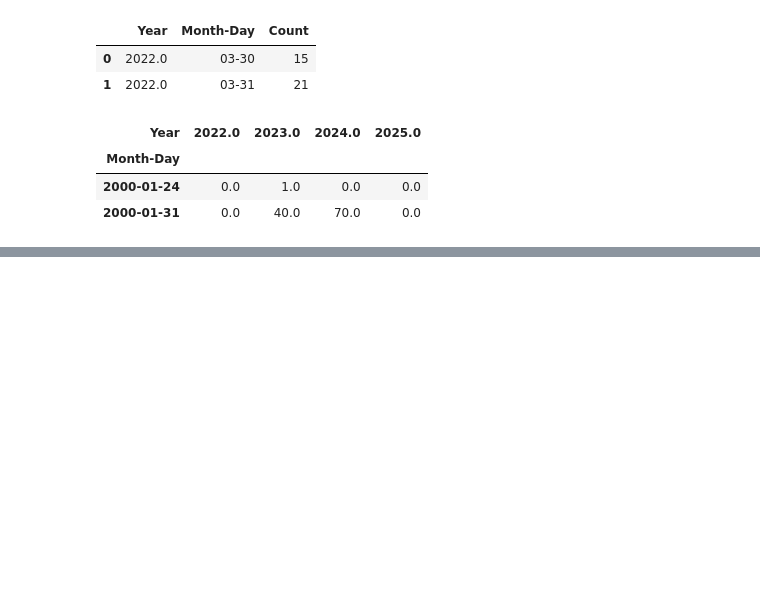
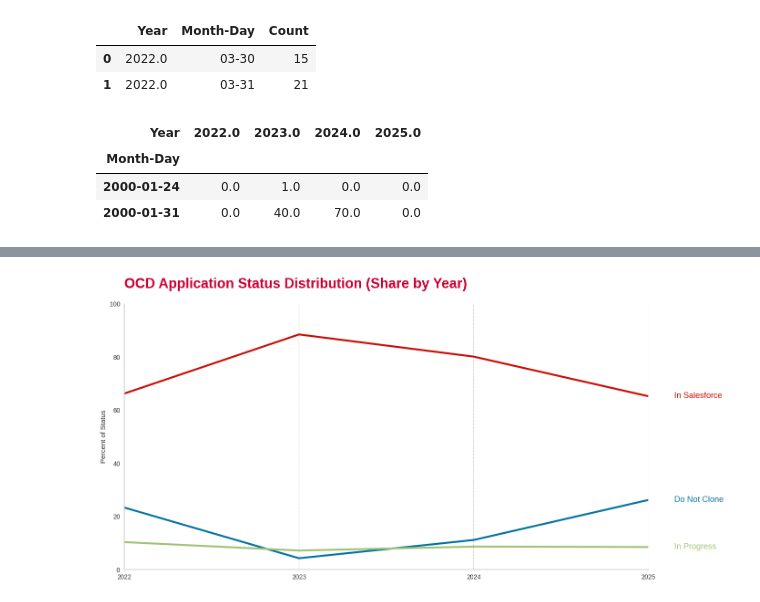
Before and after one commit to ewattudo/datamanagement, a Jupyter notebook: PS5.ipynb, the cells around one changed output, grey strips where cells are left out. Saved outputs shown, nothing was run; the diff lists cells and outputs as text; code cells hidden in the pictures; blank space fills up the shorter version.

```diff
--- a/PS5.ipynb
+++ b/PS5.ipynb
@@ -136,0 +180,20 @@ dtype: object
+# %%
+#Calculating the % of the statuses
+# Count number of apps per status per year
+status_counts = (
+    OCD_filtered
+    .groupby(['Application Status', 'Year'])
+    .size()
+    .reset_index(name='Count')
+)
+
+# Convert to percent of total apps for that year
+status_counts['Percent'] = (
+    status_counts
+    .groupby('Year')['Count']
+    .transform(lambda x: (x / x.sum()) * 100)
+)
+
+# Pivot: each row = status, columns = years
+OCD_Status = status_counts.pivot(index='Application Status', columns='Year', values='Percent').fillna(0)
+OCD_Status.head(3)
@@ -308,0 +380,46 @@ plt.show()
+# %%
+fig, ax = plt.subplots(figsize=(14, 7))
+
+# Store line colors so we can match labels later
+line_colors = {}
+
+# Plot each Application Status
+for status, row in OCD_Status.iterrows():
+    line, = ax.plot(years, row.values, label=status, linewidth=3)
+    line_colors[status] = line.get_color()
+
+# Set x-axis (years) and y-axis (percent)
+ax.set_xticks(years)
+ax.set_xticklabels([str(y) for y in years])
+ax.set_xlim(min(years), max(years))
+
+# Remove horizontal gridlines, but keep vertical lines for each year
+ax.grid(False)
+for year in years:
+    ax.axvline(x=year, color='lightgray', linestyle='--', linewidth=1, zorder=0)
+
+# Keep only the left-side ticks and remove top/right spines
+ax.yaxis.tick_left()
+ax.set_ylabel("Percent of Status")
+ax.set_title("OCD Application Status Distribution (Share by Year)", loc='left', fontsize=22, pad=25, weight='bold', color='#cc0033')
+ax.spines['right'].set_visible(False)
+ax.spines['top'].set_visible(False)
+
+# Add status labels to the far right, matching the color of each line
+for status, row in OCD_Status.iterrows():
+    y_val = row.values[-1]
+    ax.text(
+        x=years[-1] + 0.15,
+        y=y_val,
+        s=status,
+        color=line_colors[status],
+        va='bottom' if y_val < 5 else 'center',
+        fontsize=13,
+        clip_on=False
+    )
+ax.set_ylim(0, 100)
+ax.margins(x=0)
+plt.tight_layout()
+plt.show()
+# %% [output]
+[figure, added]
```
Also changed, not shown: parts of 11 cells of this notebook.
